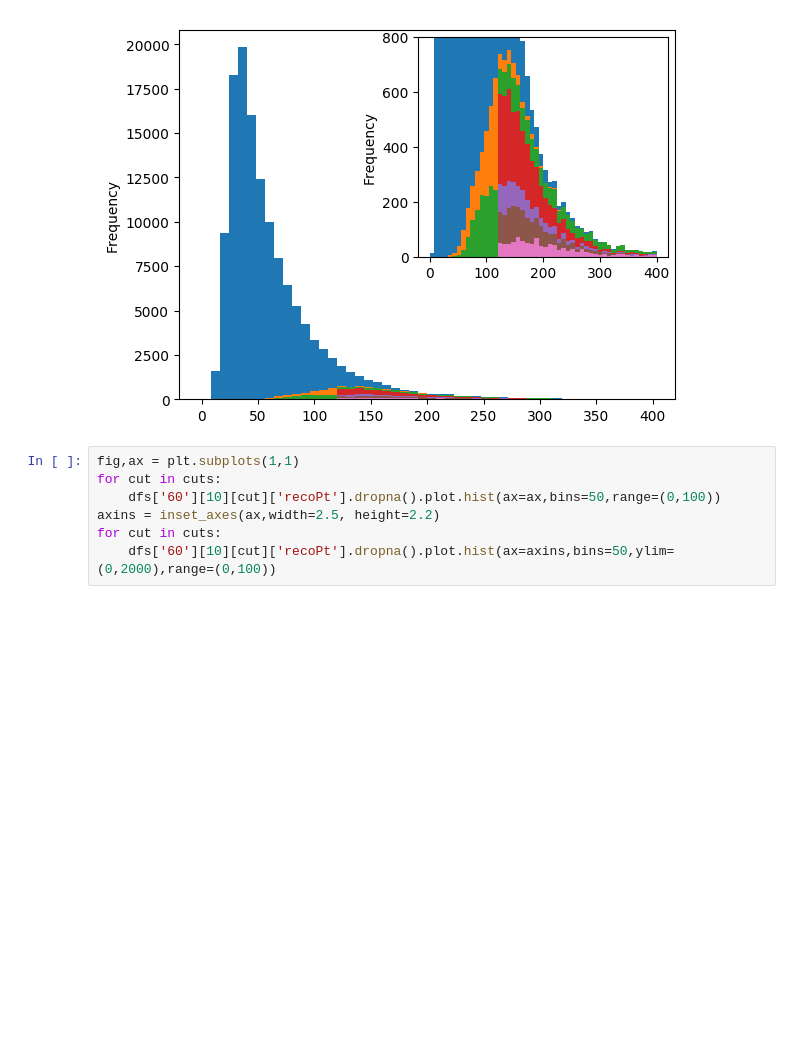
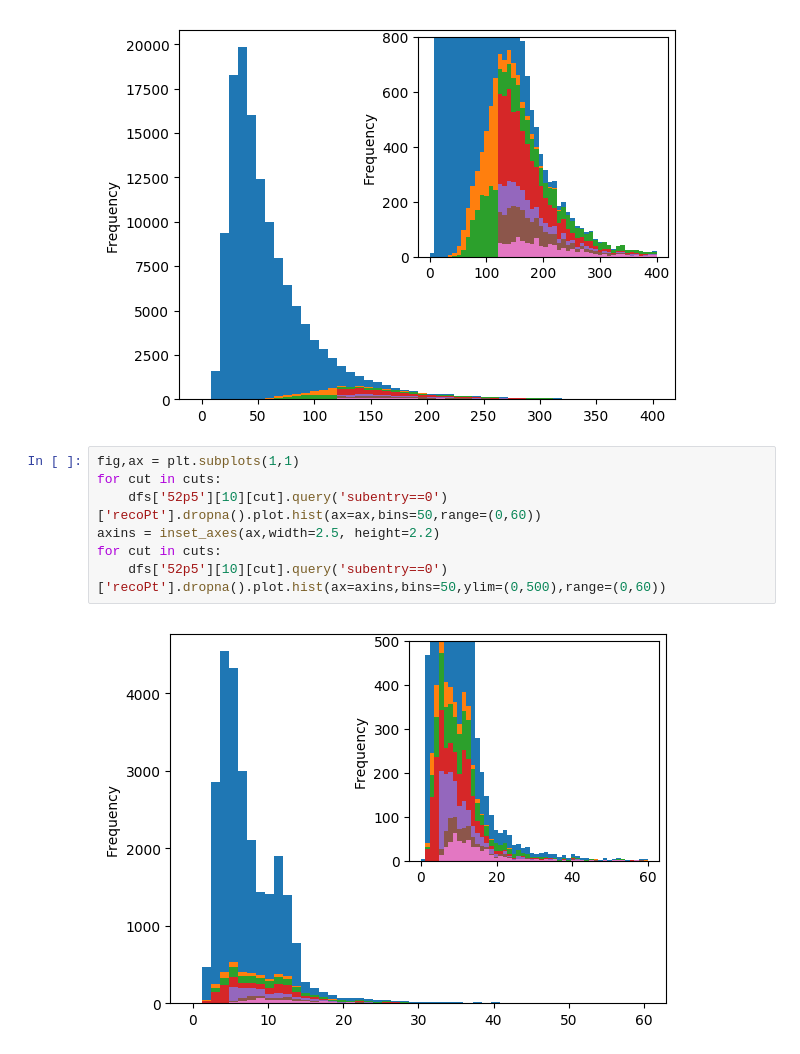
Before and after one commit to afrankenthal/iDM-analysis-plotting, a Jupyter notebook: SREffAnalysis.ipynb, the cells around one changed output. Cells and saved outputs as stored; diff of their text form; blank space fills up the shorter version.

```diff
--- a/SREffAnalysis.ipynb
+++ b/SREffAnalysis.ipynb
@@ -70,7 +227,9 @@ for cut in cuts:
 # %%
 fig,ax = plt.subplots(1,1)
 for cut in cuts:
-    dfs['60'][10][cut]['recoPt'].dropna().plot.hist(ax=ax,bins=50,range=(0,100))
+    dfs['52p5'][10][cut].query('subentry==0')['recoPt'].dropna().plot.hist(ax=ax,bins=50,range=(0,60))
 axins = inset_axes(ax,width=2.5, height=2.2)
 for cut in cuts:
-    dfs['60'][10][cut]['recoPt'].dropna().plot.hist(ax=axins,bins=50,ylim=(0,2000),range=(0,100))
+    dfs['52p5'][10][cut].query('subentry==0')['recoPt'].dropna().plot.hist(ax=axins,bins=50,ylim=(0,500),range=(0,60))
+# %% [output]
+[figure, added]
```
Also changed, not shown: parts of 12 cells of this notebook.
